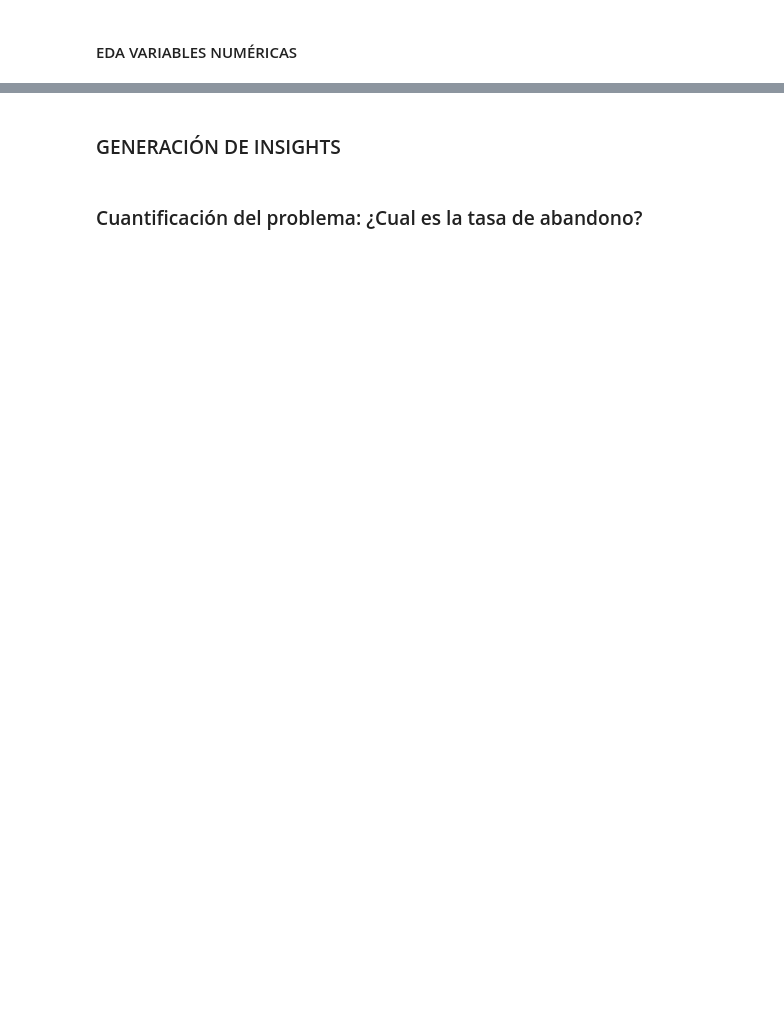
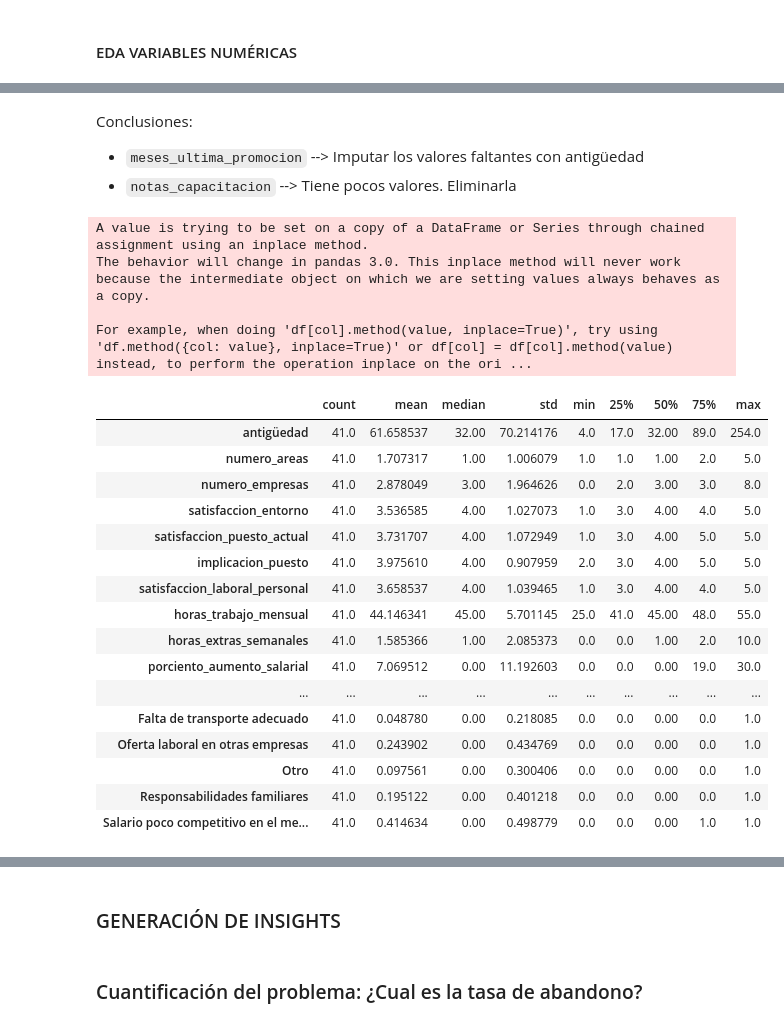
Before and after one commit to MiguelOscar-Insco/data-INSCO-hub, a Jupyter notebook: notebooks/mod_rrhh/survey_analysis.ipynb, the cells around one changed output, grey strips where cells are left out. Drawn from its saved outputs; the diff is of its cells as text; code cells hidden in the pictures; blank space fills up the shorter version.

```diff
--- a/notebooks/mod_rrhh/survey_analysis.ipynb
+++ b/notebooks/mod_rrhh/survey_analysis.ipynb
@@ -260,0 +236,33 @@ df
+# %% [markdown]
+Conclusiones:
+
+* ``meses_ultima_promocion`` --> Imputar los valores faltantes con antigüedad
+* ``notas_capacitacion``  --> Tiene pocos valores. Eliminarla
+# %%
+df.drop(columns = ['notas_capacitacion'], inplace = True, errors = 'ignore')
+df_num.drop(columns = ['notas_capacitacion'], inplace = True, errors = 'ignore')
+# %%
+df_num['meses_ultima_promocion'].fillna(df_num['antigüedad'], inplace=True)
+estadisticos_cont(df_num)
+# %% [output]
+A value is trying to be set on a copy of a DataFrame or Series through chained assignment using an inplace method.
+The behavior will change in pandas 3.0. This inplace method will never work because the intermediate object on which we are setting values always behaves as a copy.
+
+For example, when doing 'df[col].method(value, inplace=True)', try using 'df.method({col: value}, inplace=True)' or df[col] = df[col].method(value) instead, to perform the operation inplace on the ori ...
+|  | count | mean | median | std | min | 25% | 50% | 75% | max |
+| antigüedad | 41.0 | 61.658537 | 32.00 | 70.214176 | 4.0 | 17.0 | 32.00 | 89.0 | 254.0 |
+| numero_areas | 41.0 | 1.707317 | 1.00 | 1.006079 | 1.0 | 1.0 | 1.00 | 2.0 | 5.0 |
+| numero_empresas | 41.0 | 2.878049 | 3.00 | 1.964626 | 0.0 | 2.0 | 3.00 | 3.0 | 8.0 |
+| satisfaccion_entorno | 41.0 | 3.536585 | 4.00 | 1.027073 | 1.0 | 3.0 | 4.00 | 4.0 | 5.0 |
+| satisfaccion_puesto_actual | 41.0 | 3.731707 | 4.00 | 1.072949 | 1.0 | 3.0 | 4.00 | 5.0 | 5.0 |
+| implicacion_puesto | 41.0 | 3.975610 | 4.00 | 0.907959 | 2.0 | 3.0 | 4.00 | 5.0 | 5.0 |
+| satisfaccion_laboral_personal | 41.0 | 3.658537 | 4.00 | 1.039465 | 1.0 | 3.0 | 4.00 | 4.0 | 5.0 |
+| horas_trabajo_mensual | 41.0 | 44.146341 | 45.00 | 5.701145 | 25.0 | 41.0 | 45.00 | 48.0 | 55.0 |
+| horas_extras_semanales | 41.0 | 1.585366 | 1.00 | 2.085373 | 0.0 | 0.0 | 1.00 | 2.0 | 10.0 |
+| porciento_aumento_salarial | 41.0 | 7.069512 | 0.00 | 11.192603 | 0.0 | 0.0 | 0.00 | 19.0 | 30.0 |
+| ... | ... | ... | ... | ... | ... | ... | ... | ... | ... |
+| Falta de transporte adecuado | 41.0 | 0.048780 | 0.00 | 0.218085 | 0.0 | 0.0 | 0.00 | 0.0 | 1.0 |
+| Oferta laboral en otras empresas | 41.0 | 0.243902 | 0.00 | 0.434769 | 0.0 | 0.0 | 0.00 | 0.0 | 1.0 |
+| Otro | 41.0 | 0.097561 | 0.00 | 0.300406 | 0.0 | 0.0 | 0.00 | 0.0 | 1.0 |
+| Responsabilidades familiares | 41.0 | 0.195122 | 0.00 | 0.401218 | 0.0 | 0.0 | 0.00 | 0.0 | 1.0 |
+| Salario poco competitivo en el me... | 41.0 | 0.414634 | 0.00 | 0.498779 | 0.0 | 0.0 | 0.00 | 1.0 | 1.0 |
```
Also changed, not shown: parts of 56 cells of this notebook, 3 other files.
